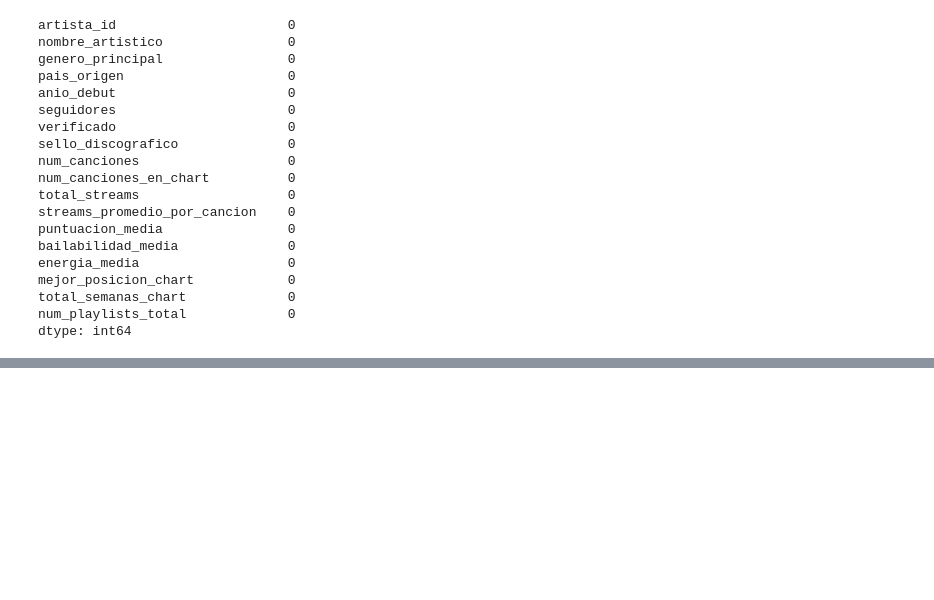
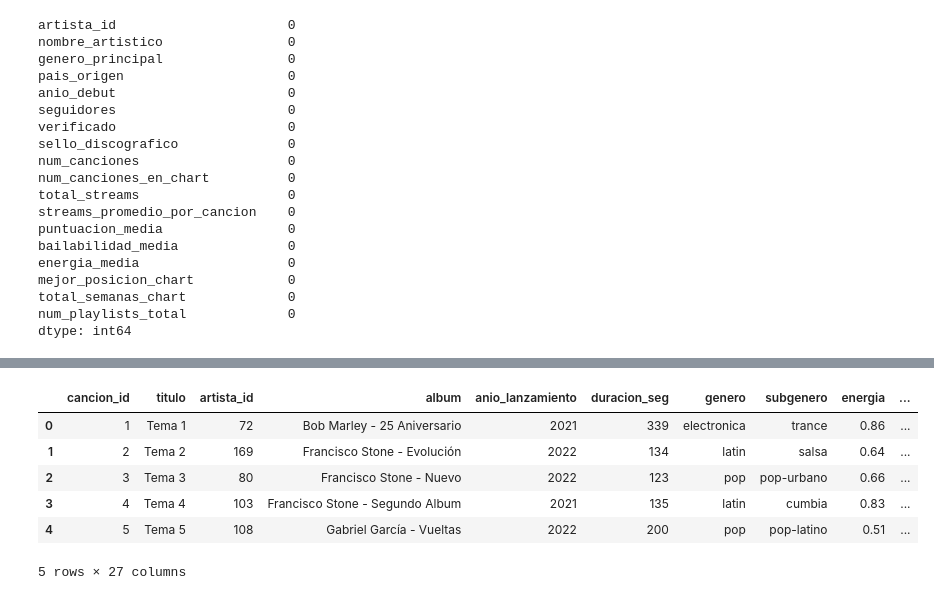
Before and after one commit to MetalMaxALIZ/Proyecto_Data_Wizards, a Jupyter notebook: main.ipynb, the cells around one changed output, grey strips where cells are left out. Cells and saved outputs as stored; diff of their text form; code cells hidden in the pictures; blank space fills up the shorter version.

```diff
--- a/main.ipynb
+++ b/main.ipynb
@@ -93,0 +150,10 @@ dtype: int64
+# %%
+canciones_estadisticas.head()
+# %% [output]
+|  | cancion_id | titulo | artista_id | album | anio_lanzamiento | duracion_seg | genero | subgenero | energia | ... |
+| 0 | 1 | Tema 1 | 72 | Bob Marley - 25 Aniversario | 2021 | 339 | electronica | trance | 0.86 | ... |
+| 1 | 2 | Tema 2 | 169 | Francisco Stone - Evolución | 2022 | 134 | latin | salsa | 0.64 | ... |
+| 2 | 3 | Tema 3 | 80 | Francisco Stone - Nuevo | 2022 | 123 | pop | pop-urbano | 0.66 | ... |
+| 3 | 4 | Tema 4 | 103 | Francisco Stone - Segundo Album | 2021 | 135 | latin | cumbia | 0.83 | ... |
+| 4 | 5 | Tema 5 | 108 | Gabriel García - Vueltas | 2022 | 200 | pop | pop-latino | 0.51 | ... |
+5 rows × 27 columns
```
Also changed, not shown: parts of 38 cells of this notebook.
